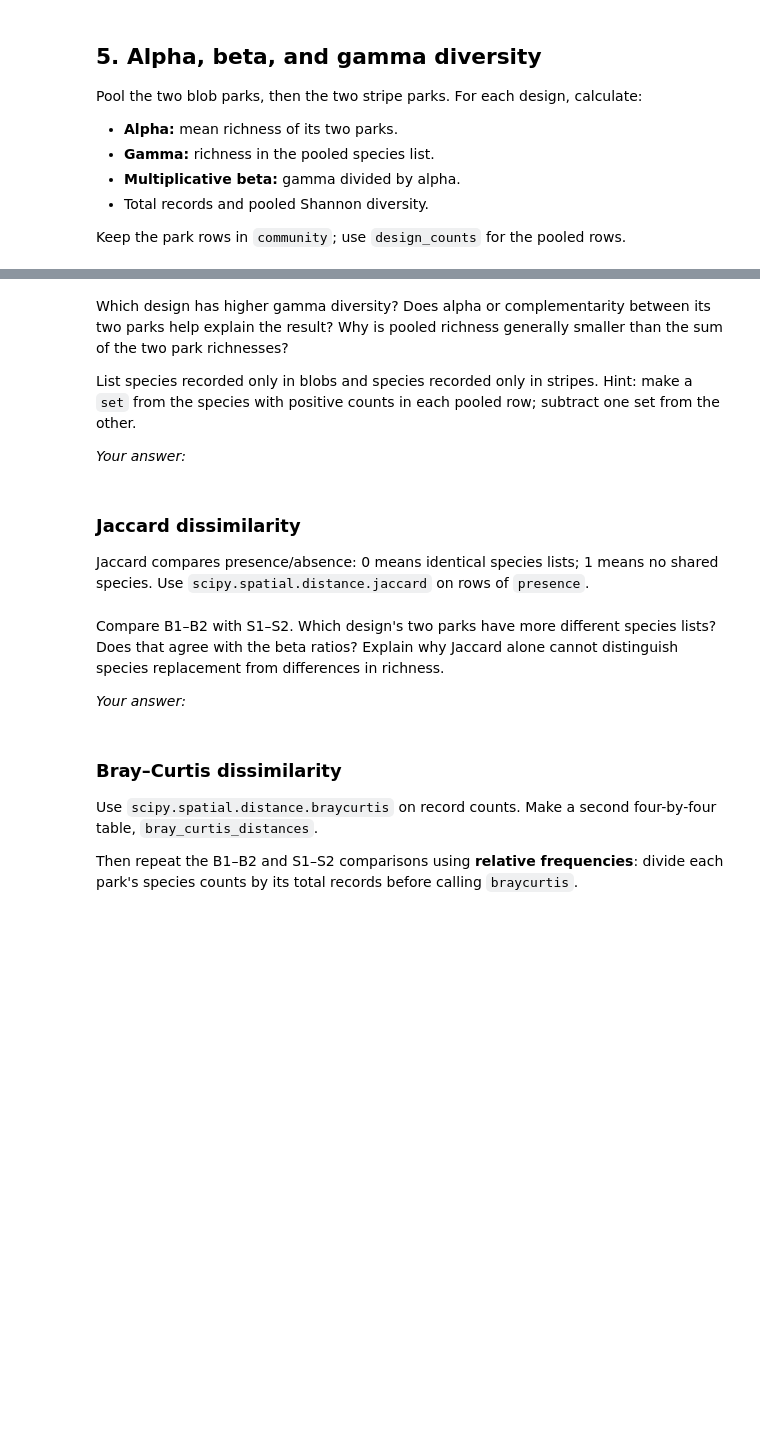
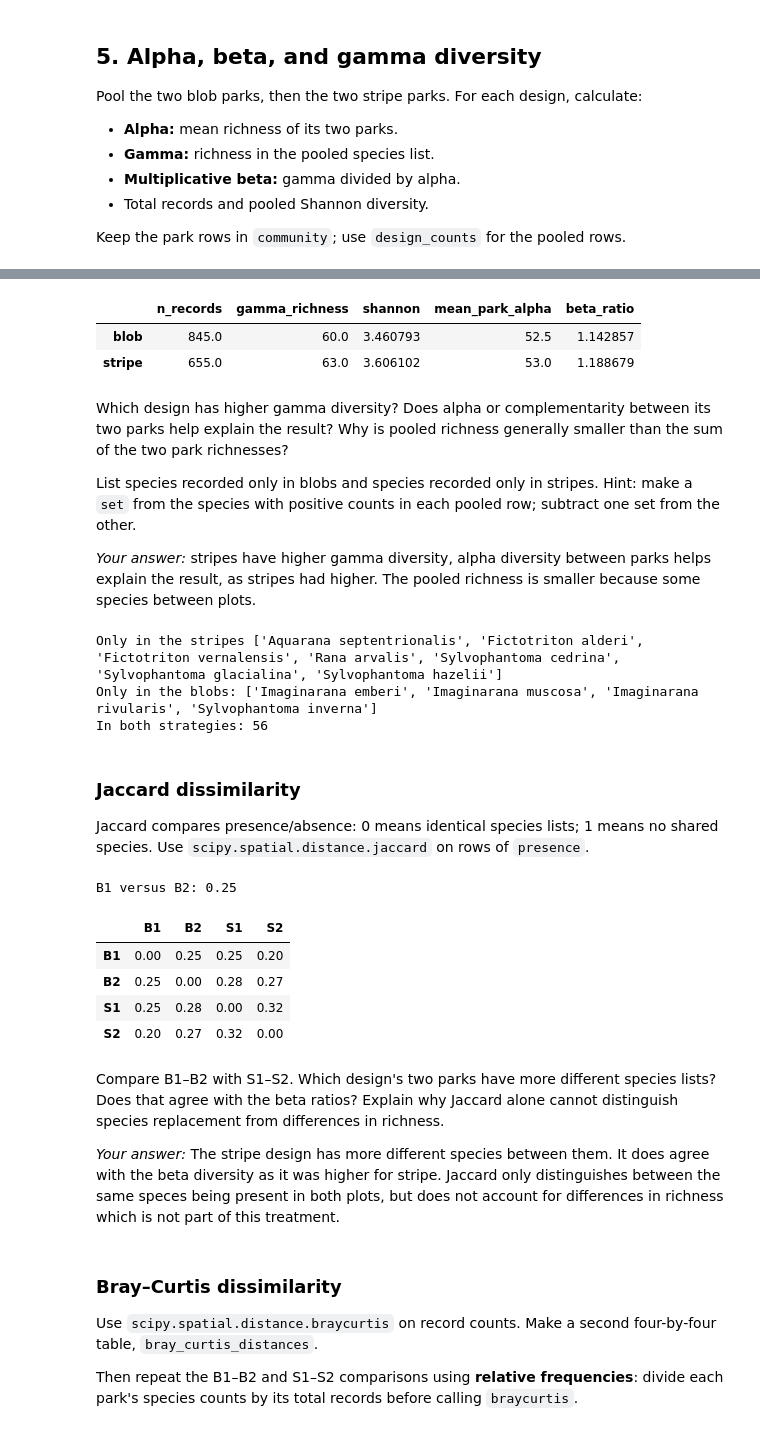
Before and after one commit to Gyrosigma/BIO597-SpatialBiodiversity, a Jupyter notebook: docs/assignments/Assignment-10-SpatialCommunityComposition.ipynb, the cells around one changed output, grey strips where cells are left out. Drawn from its saved outputs; the diff is of its cells as text; code cells hidden in the pictures; blank space fills up the shorter version.

```diff
--- a/docs/assignments/Assignment-10-SpatialCommunityComposition.ipynb
+++ b/docs/assignments/Assignment-10-SpatialCommunityComposition.ipynb
@@ -139,9 +265,19 @@ for design in designs:
     design_counts.loc[design] = community.loc[park_ids].sum()
 
 # Use diversity(design_counts) to start design_metrics.
+design_metrics = diversity(design_counts)
 # Rename its richness column to gamma_richness.
+design_metrics = design_metrics.rename(columns = {'richness':'gamma_richness'})
 # For each design, find its two rows in park_metrics.
+design_metrics['mean_park_alpha'] = park_metrics.groupby('scenario').richness.mean()
+design_metrics['beta_ratio'] = design_metrics.gamma_richness/design_metrics.mean_park_alpha
+
 # Calculate mean_park_alpha and beta_ratio, then display design_metrics.
+display(design_metrics)
+# %% [output]
+|  | n_records | gamma_richness | shannon | mean_park_alpha | beta_ratio |
+| blob | 845.0 | 60.0 | 3.460793 | 52.5 | 1.142857 |
+| stripe | 655.0 | 63.0 | 3.606102 | 53.0 | 1.188679 |
 # %% [markdown]
 Which design has higher gamma diversity? Does alpha or complementarity between
 its two parks help explain the result? Why is pooled richness generally smaller
@@ -151,10 +287,22 @@ List species recorded only in blobs and species recorded only in stripes.
 Hint: make a `set` from the species with positive counts in each pooled row;
 subtract one set from the other.
 
-*Your answer:*
+*Your answer:* stripes have higher gamma diversity, alpha diversity between parks helps explain the result, as stripes had higher. The pooled richness is smaller because some species between plots.
 # %%
 # Make blob_species and stripe_species from design_counts.
 # Print species unique to each design.
+single_counts = strategy_counts.loc["stripe"]
+small_counts = strategy_counts.loc["blob"]
+single_species = set(single_counts[single_counts > 0].index)
+small_species = set(small_counts[small_counts > 0].index)
+
+print("Only in the stripes", sorted(single_species - small_species))
+print("Only in the blobs:", sorted(small_species - single_species))
+print("In both strategies:", len(single_species & small_species))
+# %% [output]
+Only in the stripes ['Aquarana septentrionalis', 'Fictotriton alderi', 'Fictotriton vernalensis', 'Rana arvalis', 'Sylvophantoma cedrina', 'Sylvophantoma glacialina', 'Sylvophantoma hazelii']
+Only in the blobs: ['Imaginarana emberi', 'Imaginarana muscosa', 'Imaginarana rivularis', 'Sylvophantoma inverna']
+In both strategies: 56
 # %% [markdown]
 ### Jaccard dissimilarity
 
@@ -163,15 +311,30 @@ shared species. Use `scipy.spatial.distance.jaccard` on rows of `presence`.
 # %%
 print("B1 versus B2:", jaccard(presence.loc["B1"], presence.loc["B2"]))
 
 # Build jaccard_distances, a four-by-four table, as in Lab10.
 # Use nested loops over park_order and jaccard(presence.loc[a], presence.loc[b]).
 # Display the table.
+
+jaccard_distances = pd.DataFrame(index=park_order, columns=park_order, dtype=float)
+for park_a in park_order:
+    for park_b in park_order:
+        jaccard_distances.loc[park_a, park_b] = jaccard(
+            presence.loc[park_a], presence.loc[park_b]
+        )
+display(jaccard_distances.round(2))
+# %% [output]
+B1 versus B2: 0.25
+|  | B1 | B2 | S1 | S2 |
+| B1 | 0.00 | 0.25 | 0.25 | 0.20 |
+| B2 | 0.25 | 0.00 | 0.28 | 0.27 |
+| S1 | 0.25 | 0.28 | 0.00 | 0.32 |
+| S2 | 0.20 | 0.27 | 0.32 | 0.00 |
 # %% [markdown]
 Compare B1–B2 with S1–S2. Which design's two parks have more different species
 lists? Does that agree with the beta ratios? Explain why Jaccard alone cannot
 distinguish species replacement from differences in richness.
 
-*Your answer:*
+*Your answer:* The stripe design has more different species between them. It does agree with the beta diversity as it was higher for stripe. Jaccard only distinguishes between the same speces being present in both plots, but does not account for differences in richness which is not part of this treatment.
 # %% [markdown]
 ### Bray–Curtis dissimilarity
 
```
Also changed, not shown: parts of 20 cells of this notebook.
